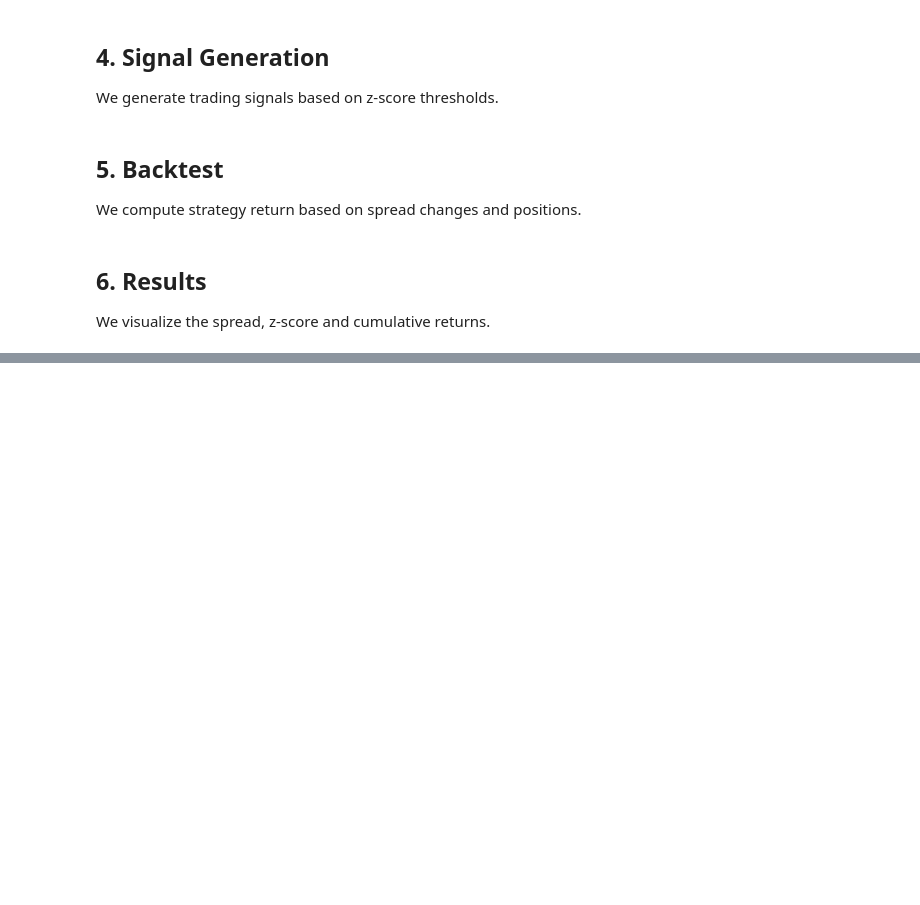
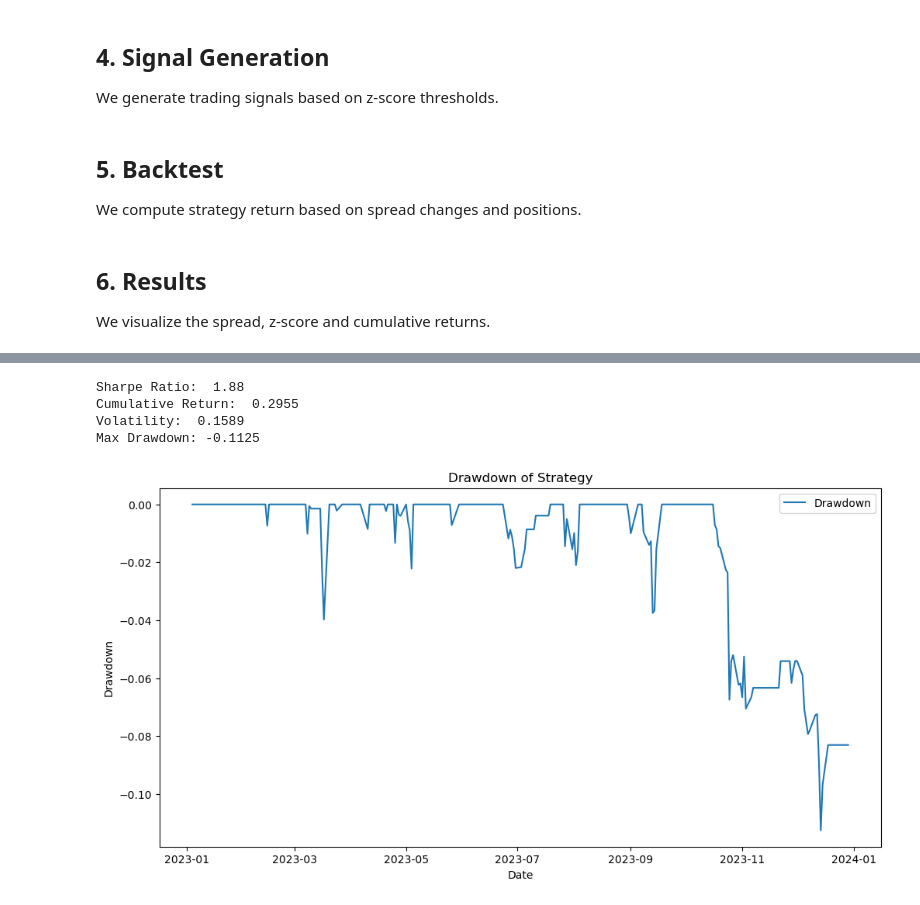
Before and after one commit to Gabrielnstr/pair_trading_strategy, a Jupyter notebook: notebooks/pair_trading_strategy.ipynb, the cells around one changed output, grey strips where cells are left out. Saved outputs shown, nothing was run; the diff lists cells and outputs as text; code cells hidden in the pictures; blank space fills up the shorter version.

```diff
--- a/notebooks/pair_trading_strategy.ipynb
+++ b/notebooks/pair_trading_strategy.ipynb
@@ -108,0 +114,41 @@ plt.show()
+# %%
+import numpy as np
+
+returns = data["strategy_returns"].dropna()
+
+# Sharpe Ratio (annualisé)
+sharpe = np.sqrt(252) * returns.mean() / returns.std()
+
+# Return total
+cum_return = returns.sum()
+
+# Volatitlité annualisée
+volatility = returns.std() * np.sqrt(252)
+
+# Max Drawdown
+cum_returns = returns.cumsum()
+running_max = cum_returns.cummax()
+drawdown = cum_returns - running_max
+max_drawdown = drawdown.min()
+
+print(f"Sharpe Ratio: {sharpe: .2f}")
+print(f"Cumulative Return: {cum_return: .4f}")
+print(f"Volatility: {volatility: .4f}")
+print(f"Max Drawdown: {max_drawdown: .4f}")
+# %% [output]
+Sharpe Ratio:  1.88
+Cumulative Return:  0.2955
+Volatility:  0.1589
+Max Drawdown: -0.1125
+# %%
+plt.figure(figsize=(12,6))
+plt.plot(drawdown, label="Drawdown")
+
+plt.title("Drawdown of Strategy")
+plt.xlabel("Date")
+plt.ylabel("Drawdown")
+
+plt.legend()
+plt.show()
+# %% [output]
+[figure, added]
```
Also changed, not shown: parts of 4 cells of this notebook, 2 other files.
